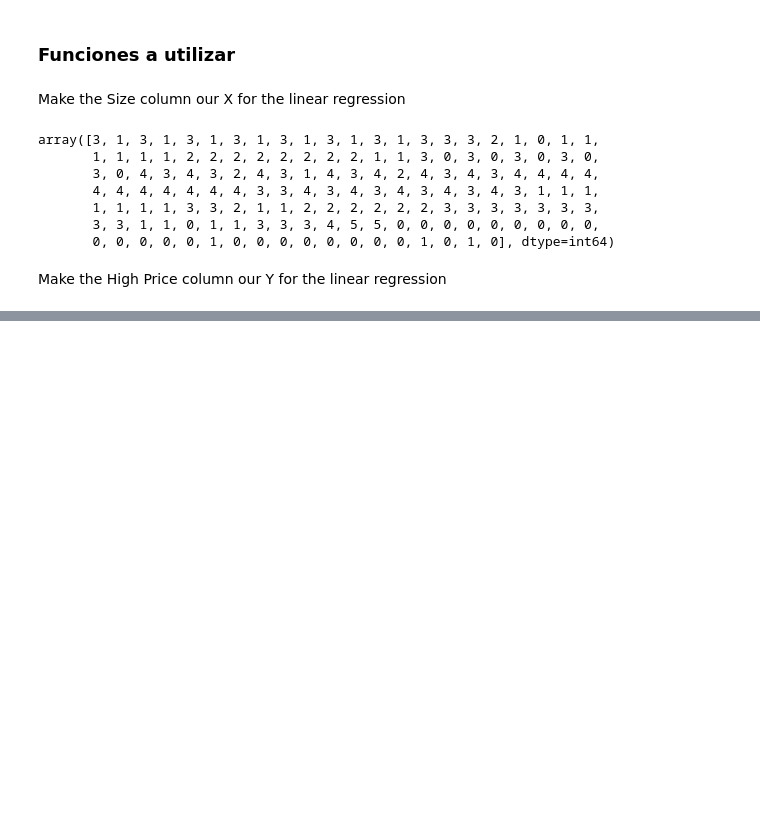
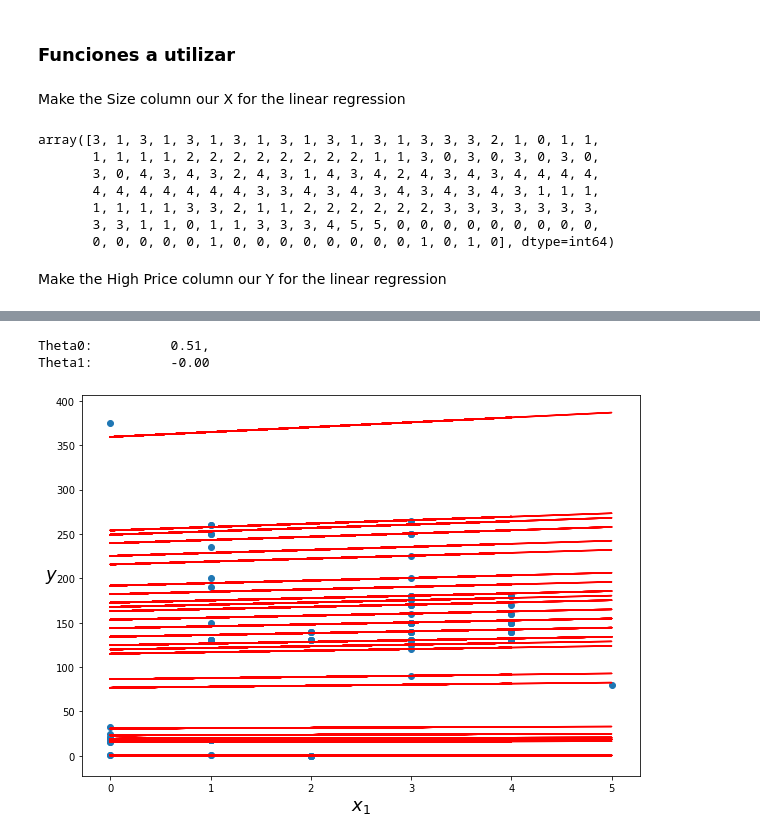
Before and after one commit to VictorFarfan98/Elements-of-Machine-Learning, a Jupyter notebook: Laboratorio 1/Laboratorio1.ipynb, the cells around one changed output, grey strips where cells are left out. Drawn from its saved outputs; the diff is of its cells as text; code cells hidden in the pictures; blank space fills up the shorter version.

```diff
--- a/Laboratorio 1/Laboratorio1.ipynb
+++ b/Laboratorio 1/Laboratorio1.ipynb
@@ -294,0 +357,3 @@ Make the High Price column our Y for the linear regression
+# %%
+X_b = np.c_[np.ones((len(X_train), 1)), X_train]
+X_b
@@ -294,0 +378,23 @@ Make the High Price column our Y for the linear regression
+# %%
+theta, cost_history, y_history = gradient_vectorized(X_b, y_train, theta)
+print('Theta0:          {:0.2f},\nTheta1:          {:0.2f}'.format(
+    theta[0][0], theta[1][0]))
+# %% [output]
+Theta0:          0.51,
+Theta1:          -0.00
+# %%
+#plt.plot(X, y_history, 'r-')
+#plt.figure(figsize=(10,7))
+#plt.plot(X, y, 'b.')
+#plt.xlabel("$x_1$", fontsize=18)
+#plt.ylabel("$y$", rotation=0, fontsize=18)
+#plt.show()
+
+plt.figure(figsize=(10,7))
+plt.plot(X_train, y_history, 'r-')
+plt.scatter(X_train,y_train)
+plt.xlabel("$x_1$", fontsize=18)
+plt.ylabel("$y$", rotation=0, fontsize=18)
+plt.show()
+# %% [output]
+[figure, added]
```
Also changed, not shown: parts of 14 cells of this notebook.
